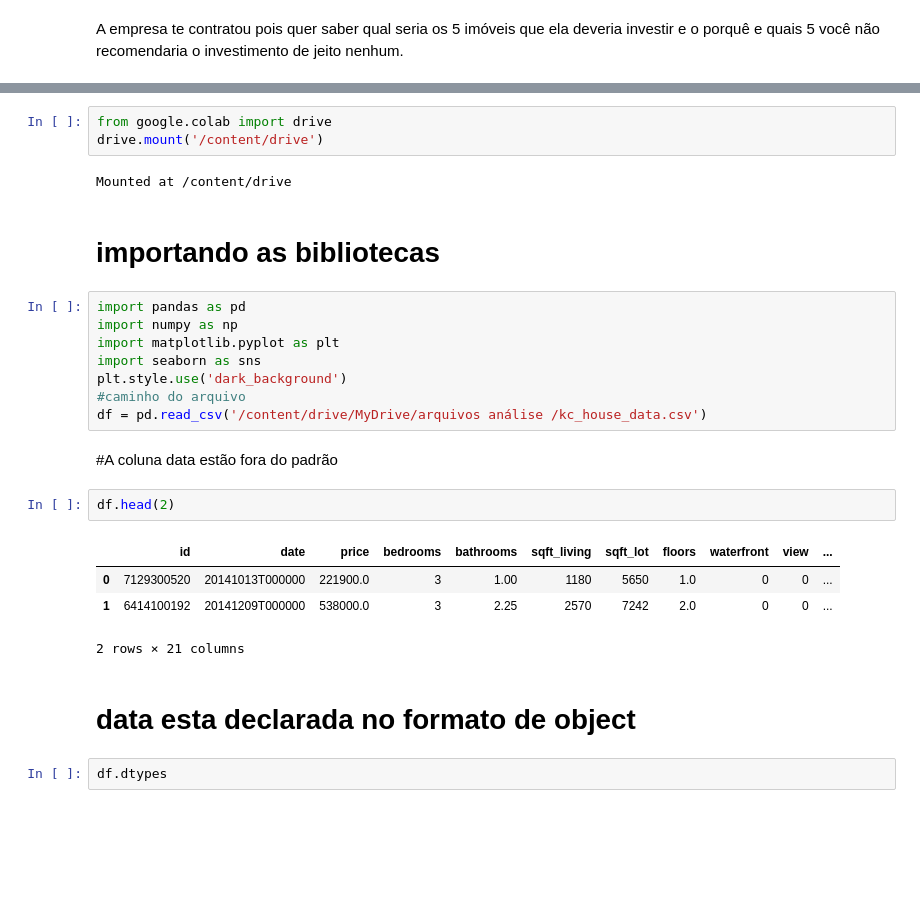
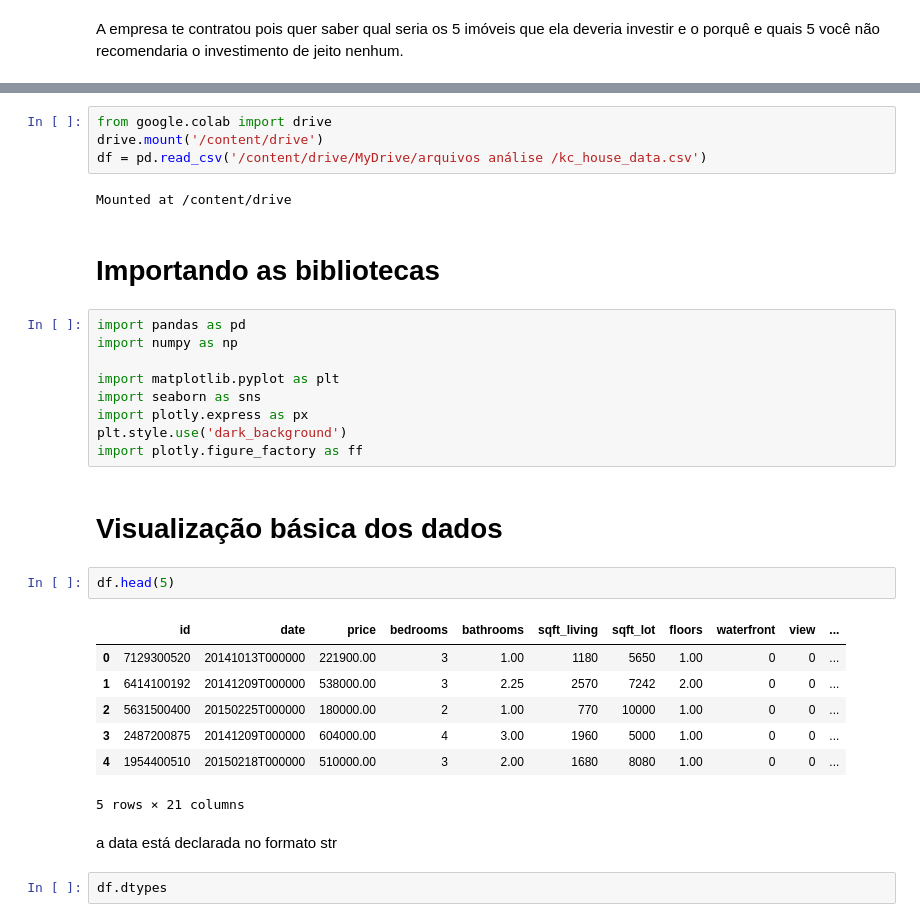
Before and after one commit to MatheusHavoc/Roof_Imoveis, a Jupyter notebook: roof_im_veis.ipynb, the cells around one changed output, grey strips where cells are left out. Saved outputs shown, nothing was run; the diff lists cells and outputs as text; blank space fills up the shorter version.

```diff
--- a/roof_im_veis.ipynb
+++ b/roof_im_veis.ipynb
@@ -20,29 +20,34 @@ investimento de jeito nenhum.
 # %%
 from google.colab import drive
 drive.mount('/content/drive')
+df = pd.read_csv('/content/drive/MyDrive/arquivos análise /kc_house_data.csv')
 # %% [output]
 Mounted at /content/drive
 # %% [markdown]
-# importando as bibliotecas
+# Importando as bibliotecas
 # %%
 import pandas as pd
 import numpy as np
+
 import matplotlib.pyplot as plt
 import seaborn as sns
+import plotly.express as px
 plt.style.use('dark_background')
-#caminho do arquivo
-df = pd.read_csv('/content/drive/MyDrive/arquivos análise /kc_house_data.csv')
+import plotly.figure_factory as ff
-# %% [markdown]
-#A coluna data estão fora do padrão
+# %% [markdown]
+# Visualização básica dos dados
 # %%
-df.head(2)
+df.head(5)
 # %% [output]
 |  | id | date | price | bedrooms | bathrooms | sqft_living | sqft_lot | floors | waterfront | view | ... |
-| 0 | 7129300520 | 20141013T000000 | 221900.0 | 3 | 1.00 | 1180 | 5650 | 1.0 | 0 | 0 | ... |
-| 1 | 6414100192 | 20141209T000000 | 538000.0 | 3 | 2.25 | 2570 | 7242 | 2.0 | 0 | 0 | ... |
+| 0 | 7129300520 | 20141013T000000 | 221900.00 | 3 | 1.00 | 1180 | 5650 | 1.00 | 0 | 0 | ... |
+| 1 | 6414100192 | 20141209T000000 | 538000.00 | 3 | 2.25 | 2570 | 7242 | 2.00 | 0 | 0 | ... |
+| 2 | 5631500400 | 20150225T000000 | 180000.00 | 2 | 1.00 | 770 | 10000 | 1.00 | 0 | 0 | ... |
+| 3 | 2487200875 | 20141209T000000 | 604000.00 | 4 | 3.00 | 1960 | 5000 | 1.00 | 0 | 0 | ... |
+| 4 | 1954400510 | 20150218T000000 | 510000.00 | 3 | 2.00 | 1680 | 8080 | 1.00 | 0 | 0 | ... |
-2 rows × 21 columns
+5 rows × 21 columns
 # %% [markdown]
-# data esta declarada no formato de object
+a data está declarada no formato str
 # %%
 df.dtypes
 # %% [output]
```
Also changed, not shown: parts of 52 cells of this notebook.
